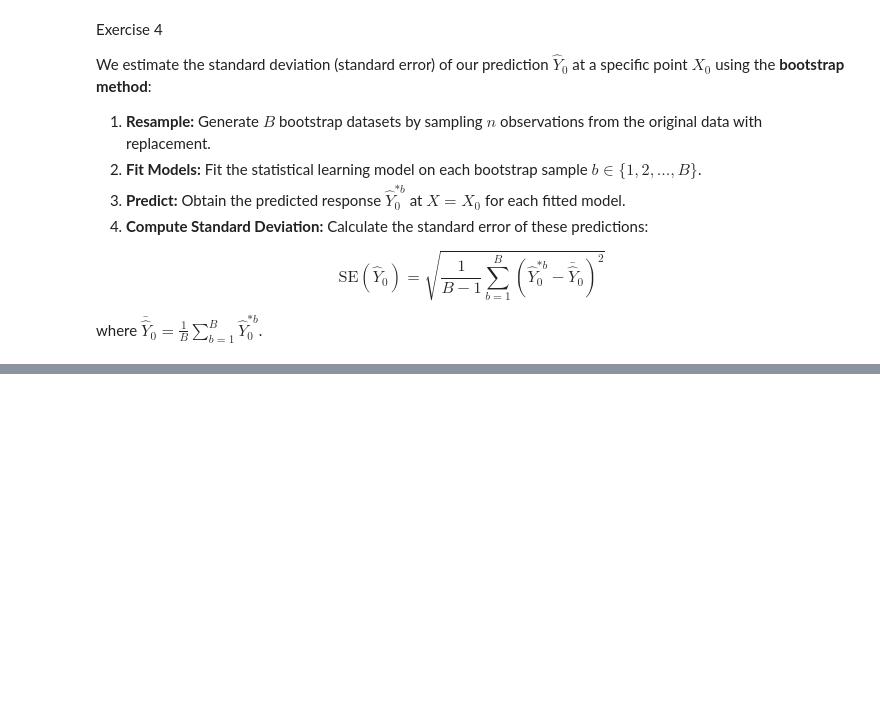
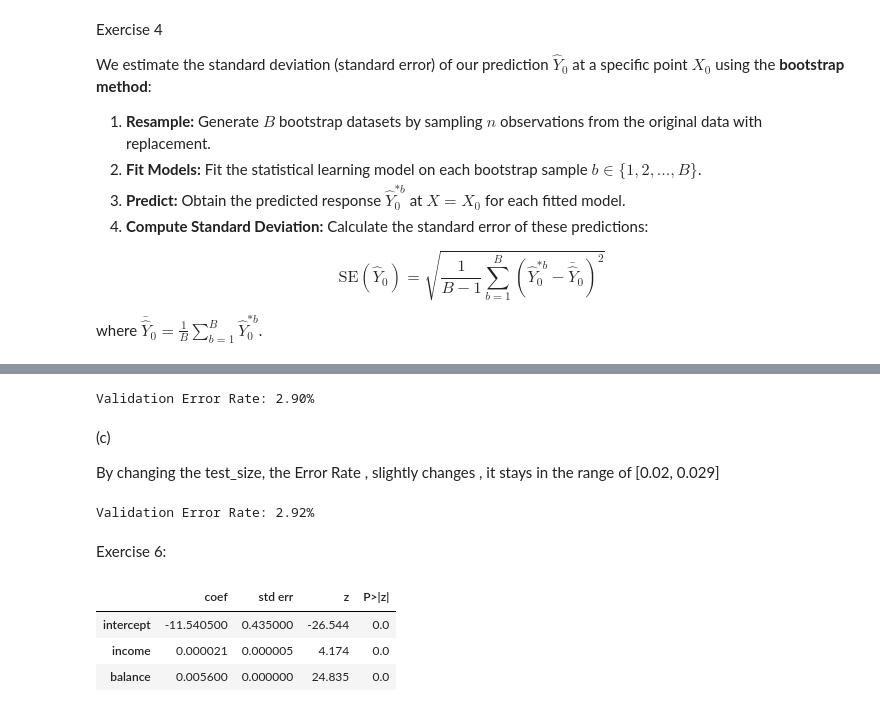
Before and after one commit to fatima-zahra20/ISLP-Solutions, a Jupyter notebook: MySolutionISLP_chap5.ipynb, the cells around one changed output, grey strips where cells are left out. Saved outputs shown, nothing was run; the diff lists cells and outputs as text; code cells hidden in the pictures; blank space fills up the shorter version.

```diff
--- a/MySolutionISLP_chap5.ipynb
+++ b/MySolutionISLP_chap5.ipynb
@@ -177,0 +269,53 @@ where $\bar{\hat{Y}}_0 = \frac{1}{B}\sum_{b=1}^{B} \hat{Y}_0^{*b}$.
+# %%
+#(b)
+
+
+default_train, default_valid = train_test_split(default, test_size=5000, random_state=0)
+
+design = MS(['income', 'balance'])
+X_train = design.fit_transform(default_train)
+y_train = default_train['default_']
+
+model = sm.GLM(y_train, X_train, family=sm.families.Binomial())
+results = model.fit()
+
+X_valid = design.transform(default_valid)
+y_valid = default_valid['default_']
+
+valid_probs = results.predict(X_valid)
+valid_preds = valid_probs > 0.5
+
+validation_error = np.mean(y_valid != valid_preds)
+
+print(f"Validation Error Rate: {validation_error:.2%}")
+# %% [output]
+Validation Error Rate: 2.90%
+# %% [markdown]
+(c)
+
+By changing the test_size, the Error Rate , slightly changes , it stays in the range of [0.02, 0.029]
+# %%
+
+X_train = default_train[['income', 'balance', 'student']]
+X_train = pd.get_dummies(X_train, columns=['student'], drop_first=True, dtype=float)
+
+y_train = (default_train['default'] == 'Yes').astype(int)
+
+
+X_valid = default_valid[['income', 'balance', 'student']]
+X_valid = pd.get_dummies(X_valid, columns=['student'], drop_first=True, dtype=float)
+
+y_valid = (default_valid['default'] == 'Yes').astype(int)
+
+
+
+classifier = LogisticRegression(penalty=None)
+classifier.fit(X_train, y_train)
+valid_preds = clf.predict(X_valid)
+validation_error = np.mean(y_valid != valid_preds)
+
+print(f"Validation Error Rate: {validation_error:.2%}")
+# %% [output]
+Validation Error Rate: 2.92%
+# %% [markdown]
+Exercise 6:
@@ -177,0 +327,18 @@ where $\bar{\hat{Y}}_0 = \frac{1}{B}\sum_{b=1}^{B} \hat{Y}_0^{*b}$.
+# %%
+
+default = load_data('Default')
+default['default_d'] = (default['default'] == 'Yes').astype(int)
+
+design = MS(['income', 'balance'])
+X = design.fit_transform(default)
+y = default['default_d']
+
+model = sm.GLM(y, X, family=sm.families.Binomial())
+results = model.fit()
+
+summarize(results)
+# %% [output]
+|  | coef | std err | z | P>|z| |
+| intercept | -11.540500 | 0.435000 | -26.544 | 0.0 |
+| income | 0.000021 | 0.000005 | 4.174 | 0.0 |
+| balance | 0.005600 | 0.000000 | 24.835 | 0.0 |
```
Also changed, not shown: parts of 8 cells of this notebook.
